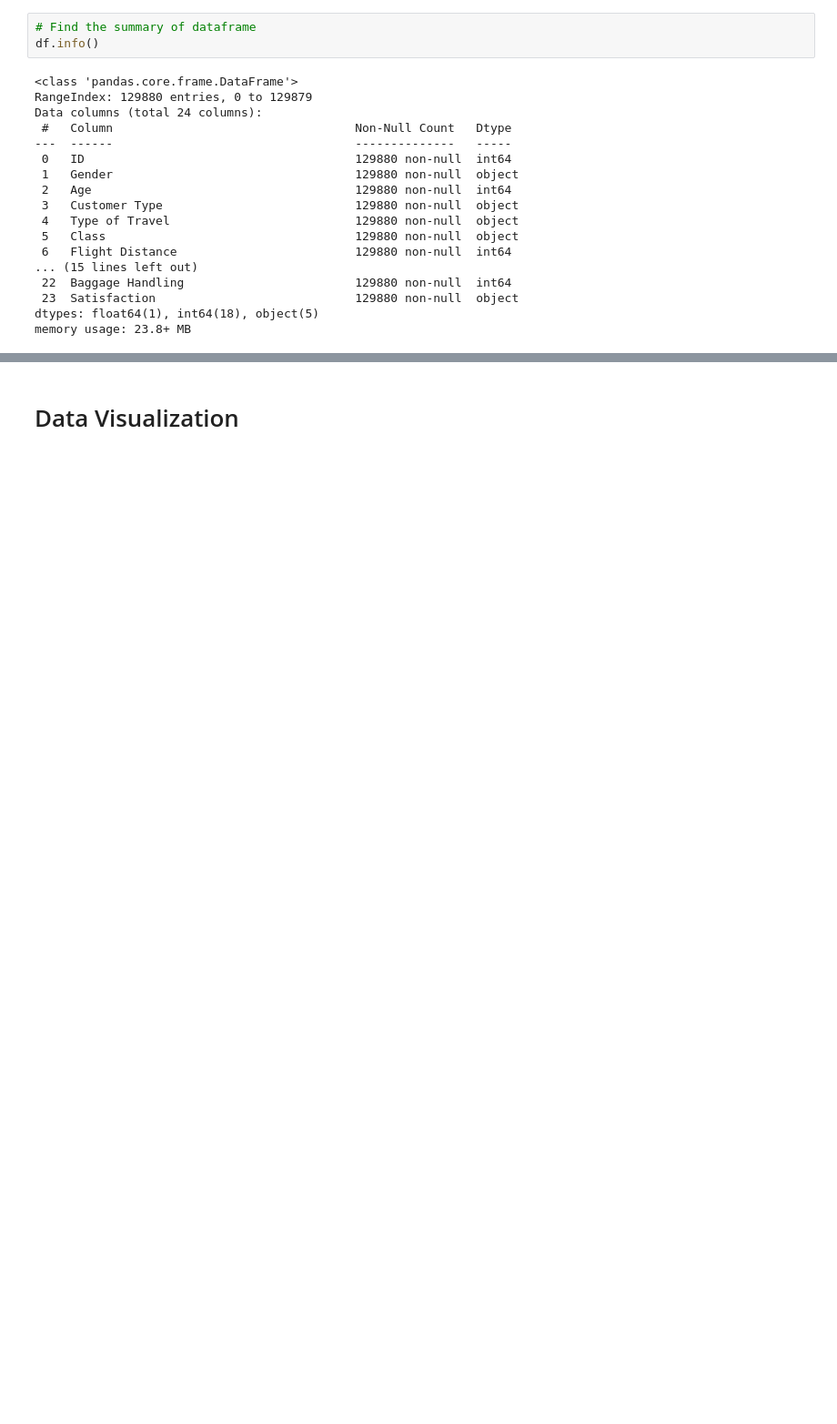
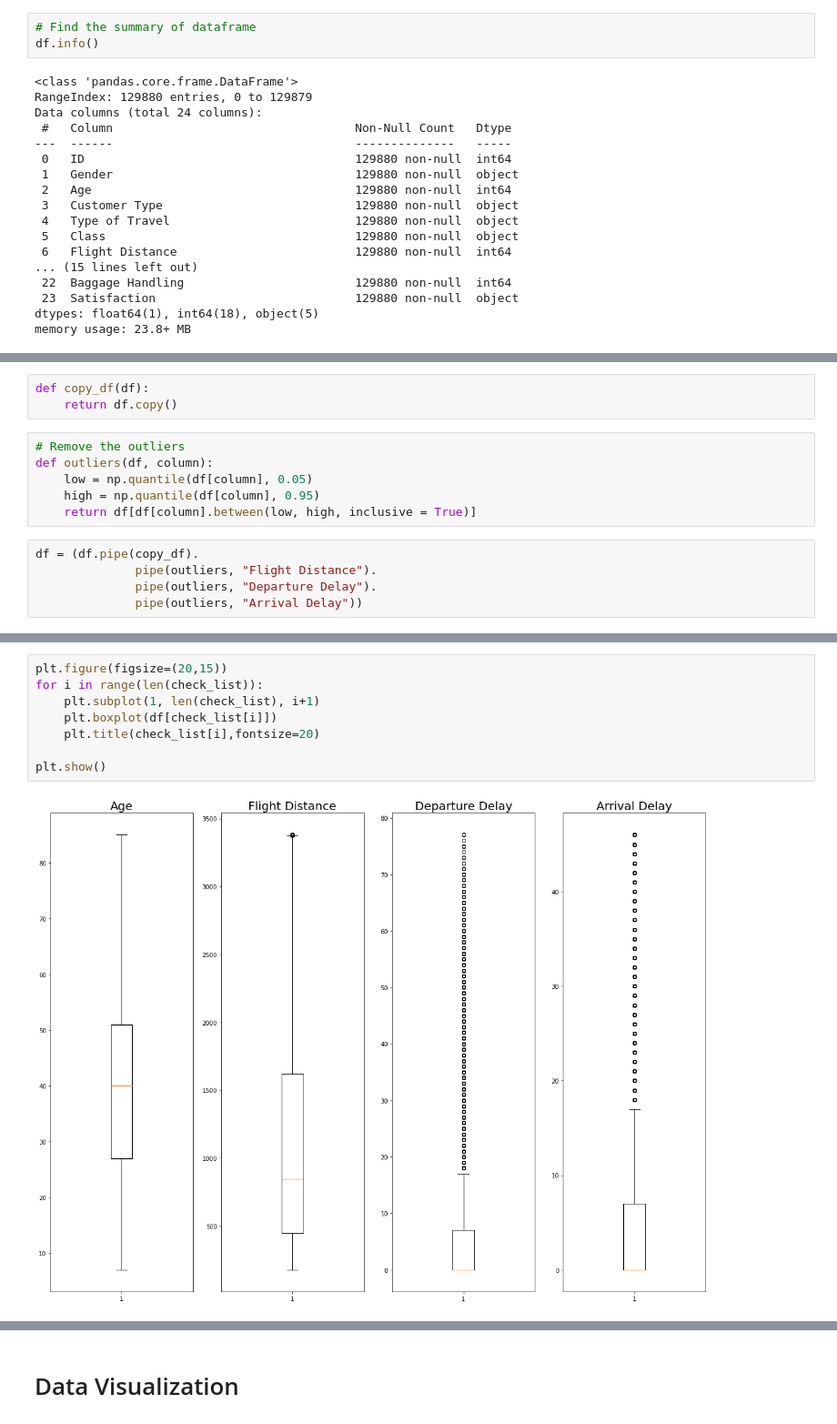
Before and after one commit to sirjanashrestha/Airlines_Passenger_Satisfaction, a Jupyter notebook: Airlines_Passenger.ipynb, the cells around one changed output, grey strips where cells are left out. Shown at 91% size. Cells and saved outputs as stored; diff of their text form; blank space fills up the shorter version.

```diff
--- a/Airlines_Passenger.ipynb
+++ b/Airlines_Passenger.ipynb
@@ -100,0 +118,14 @@ memory usage: 23.8+ MB
+# %%
+def copy_df(df):
+    return df.copy()
+# %%
+# Remove the outliers
+def outliers(df, column):
+    low = np.quantile(df[column], 0.05)
+    high = np.quantile(df[column], 0.95)
+    return df[df[column].between(low, high, inclusive = True)]
+# %%
+df = (df.pipe(copy_df).
+              pipe(outliers, "Flight Distance").
+              pipe(outliers, "Departure Delay").
+              pipe(outliers, "Arrival Delay"))
@@ -100,0 +148,10 @@ memory usage: 23.8+ MB
+# %%
+plt.figure(figsize=(20,15))
+for i in range(len(check_list)):
+    plt.subplot(1, len(check_list), i+1)
+    plt.boxplot(df[check_list[i]])
+    plt.title(check_list[i],fontsize=20)
+
+plt.show()
+# %% [output]
+[figure, added]
```
Also changed, not shown: parts of 29 cells of this notebook.
